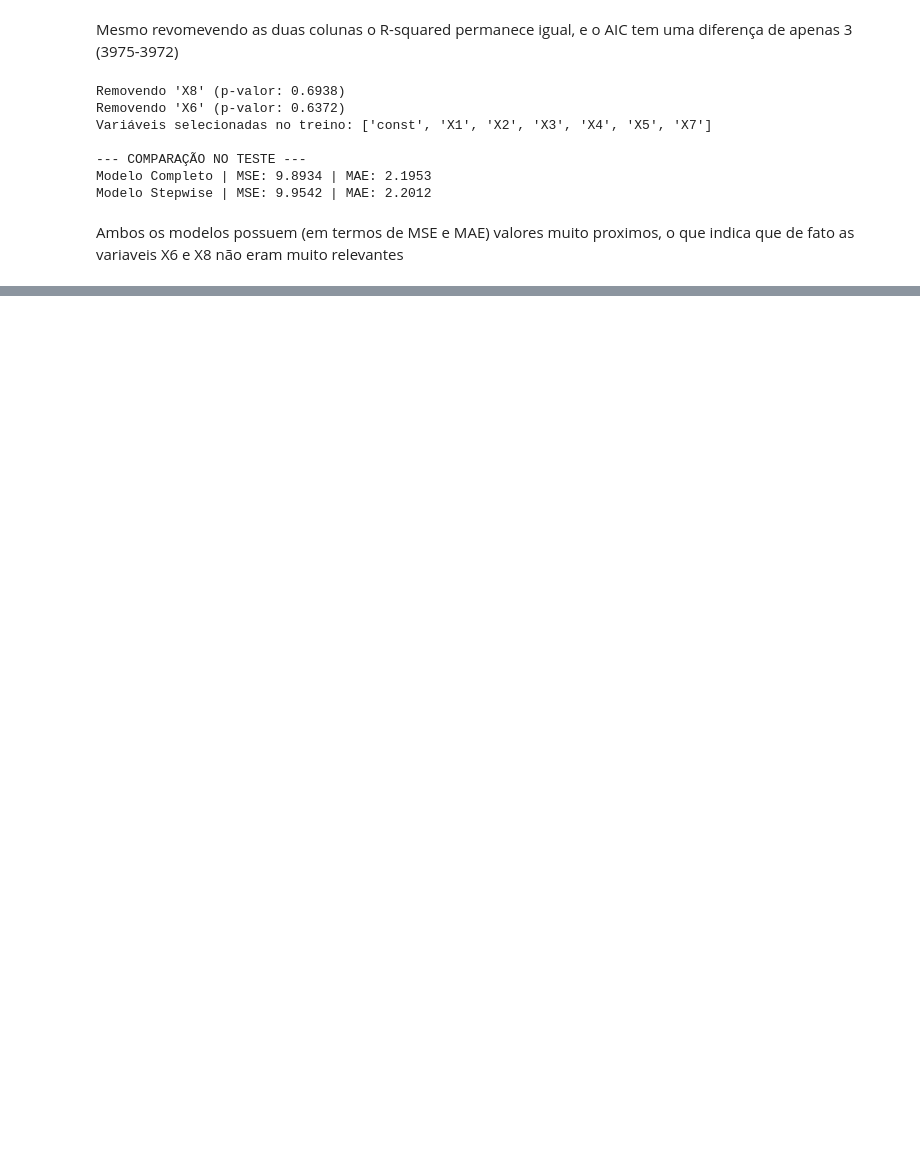
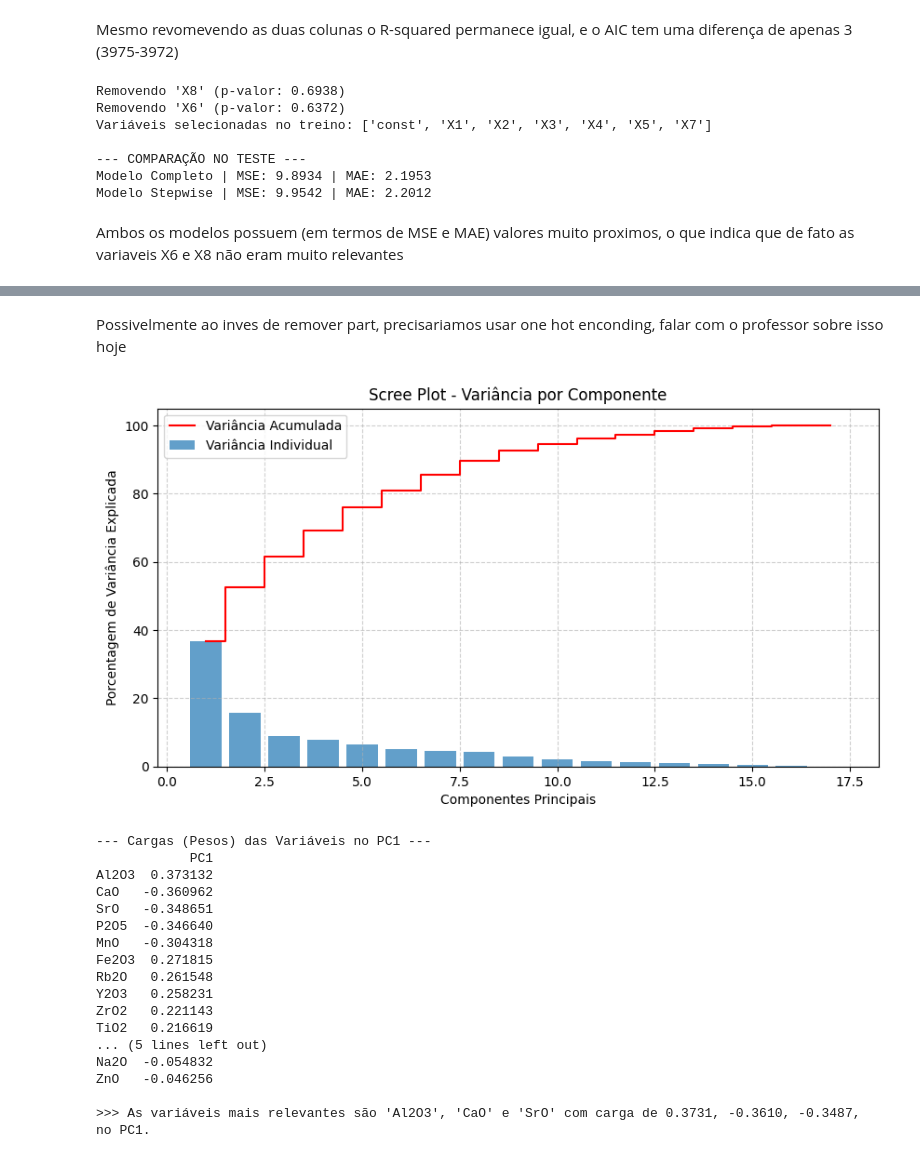
Before and after one commit to LouiseZN/T3_Multi_Variada, a Jupyter notebook: t2.ipynb, the cells around one changed output, grey strips where cells are left out. Saved outputs shown, nothing was run; the diff lists cells and outputs as text; code cells hidden in the pictures; blank space fills up the shorter version.

```diff
--- a/t2.ipynb
+++ b/t2.ipynb
@@ -307,0 +511,73 @@ Ambos os modelos possuem (em termos de MSE e MAE) valores muito proximos, o que
+# %% [markdown]
+Possivelmente ao inves de remover part, precisariamos usar one hot enconding, falar com o professor sobre isso hoje
+# %%
+# b)
+
+# 2. PADRONIZAÇÃO (Passo Obrigatório no PCA)
+# O PCA é sensível à escala. Se não padronizar, a variável com maiores números domina.
+scaler = StandardScaler()
+X_scaled = scaler.fit_transform(X)
+
+# 3. Aplicar PCA
+pca = PCA()
+X_pca = pca.fit_transform(X_scaled)
+
+# 4. Análise da Variância Explicada (Scree Plot)
+plt.figure(figsize=(10, 5))
+plt.bar(
+    range(1, len(pca.explained_variance_ratio_) + 1),
+    pca.explained_variance_ratio_ * 100,
+    alpha=0.7, align='center', label='Variância Individual'
+)
+plt.step(
+    range(1, len(pca.explained_variance_ratio_) + 1),
+    np.cumsum(pca.explained_variance_ratio_) * 100,
+    where='mid', color='red', label='Variância Acumulada'
+)
+plt.ylabel('Porcentagem de Variância Explicada')
+plt.xlabel('Componentes Principais')
+plt.title('Scree Plot - Variância por Componente')
+plt.legend(loc='best')
+plt.grid(True, linestyle='--', alpha=0.6)
+plt.show()
+
+# 5. Identificar a Variável Mais Relevante (Loadings do PC1)
+loadings = pd.DataFrame(
+    pca.components_.T,
+    columns=[f'PC{i+1}' for i in range(X.shape[1])],
+    index=X.columns
+)
+
+# Ordenar pelo valor absoluto do peso no PC1
+loadings['Abs_PC1'] = loadings['PC1'].abs()
+relevancia = loadings.sort_values(by='Abs_PC1', ascending=False)
+
+print("--- Cargas (Pesos) das Variáveis no PC1 ---")
+print(relevancia[['PC1']])
+
+primeiro = relevancia.index[0]
+segundo = relevancia.index[1]
+terceiro = relevancia.index[2]
+peso1 = relevancia.iloc[0, 0]
+peso2 = relevancia.iloc[1, 0]
+peso3 = relevancia.iloc[2, 0]
+print(f"\n>>> As variáveis mais relevantes são '{primeiro}', '{segundo}' e '{terceiro}' com carga de {peso1:.4f}, {peso2:.4f}, {peso3:.4f},  no PC1.")
+# %% [output]
+[figure, added]
+--- Cargas (Pesos) das Variáveis no PC1 ---
+            PC1
+Al2O3  0.373132
+CaO   -0.360962
+SrO   -0.348651
+P2O5  -0.346640
+MnO   -0.304318
+Fe2O3  0.271815
+Rb2O   0.261548
+Y2O3   0.258231
+ZrO2   0.221143
+TiO2   0.216619
+... (5 lines left out)
+Na2O  -0.054832
+ZnO   -0.046256
+
+>>> As variáveis mais relevantes são 'Al2O3', 'CaO' e 'SrO' com carga de 0.3731, -0.3610, -0.3487,  no PC1.
```
Also changed, not shown: parts of 17 cells of this notebook, 1 other file.
